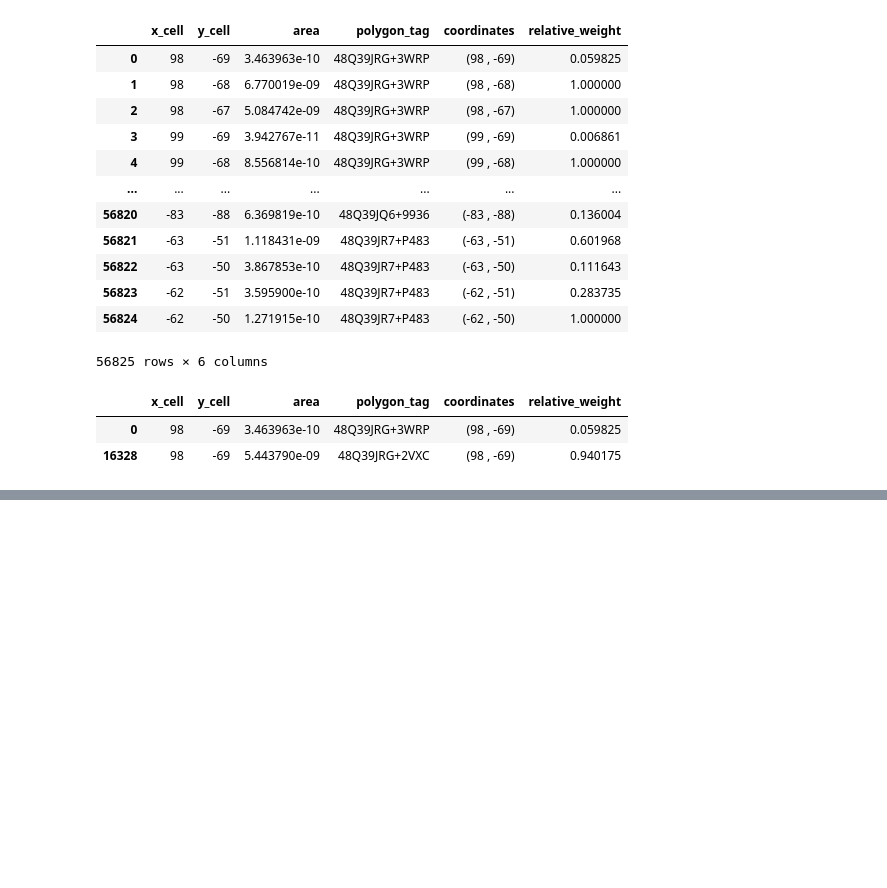
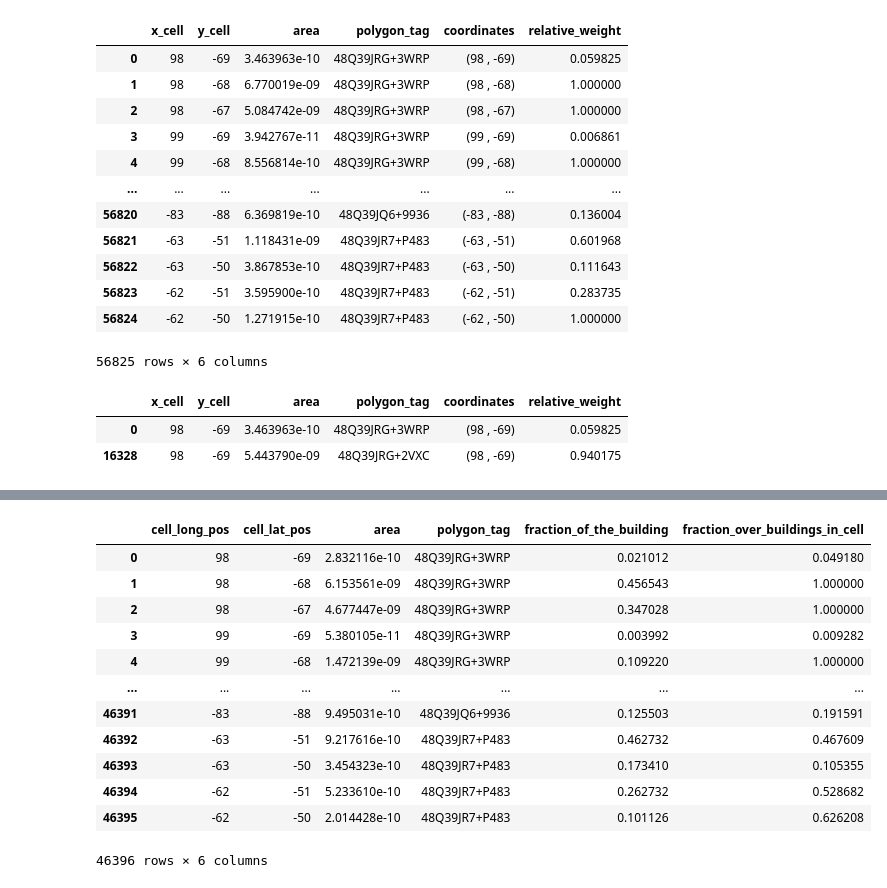
Before and after one commit to IonatanPerez/TECHO-IdeATLAS, a Jupyter notebook: 2-Processing.ipynb, the cells around one changed output, grey strips where cells are left out. Drawn from its saved outputs; the diff is of its cells as text; code cells hidden in the pictures; blank space fills up the shorter version.

```diff
--- a/2-Processing.ipynb
+++ b/2-Processing.ipynb
@@ -440,3 +447,20 @@ intersections = intersections.rename(columns={"x_cell": "cell_long_pos", "y_cell
+# %%
+intersections = tools.build_intersections_df(subset)
+intersections
+# %% [output]
+|  | cell_long_pos | cell_lat_pos | area | polygon_tag | fraction_of_the_building | fraction_over_buildings_in_cell |
+| 0 | 98 | -69 | 2.832116e-10 | 48Q39JRG+3WRP | 0.021012 | 0.049180 |
+| 1 | 98 | -68 | 6.153561e-09 | 48Q39JRG+3WRP | 0.456543 | 1.000000 |
+| 2 | 98 | -67 | 4.677447e-09 | 48Q39JRG+3WRP | 0.347028 | 1.000000 |
+| 3 | 99 | -69 | 5.380105e-11 | 48Q39JRG+3WRP | 0.003992 | 0.009282 |
+| 4 | 99 | -68 | 1.472139e-09 | 48Q39JRG+3WRP | 0.109220 | 1.000000 |
+| ... | ... | ... | ... | ... | ... | ... |
+| 46391 | -83 | -88 | 9.495031e-10 | 48Q39JQ6+9936 | 0.125503 | 0.191591 |
+| 46392 | -63 | -51 | 9.217616e-10 | 48Q39JR7+P483 | 0.462732 | 0.467609 |
+| 46393 | -63 | -50 | 3.454323e-10 | 48Q39JR7+P483 | 0.173410 | 0.105355 |
+| 46394 | -62 | -51 | 5.233610e-10 | 48Q39JR7+P483 | 0.262732 | 0.528682 |
+| 46395 | -62 | -50 | 2.014428e-10 | 48Q39JR7+P483 | 0.101126 | 0.626208 |
+46396 rows × 6 columns
 # %%
 cell_composition = tools.build_cell_composition(intersections)
 cell_composition
```
Also changed, not shown: parts of 9 cells of this notebook, 3 other files.
